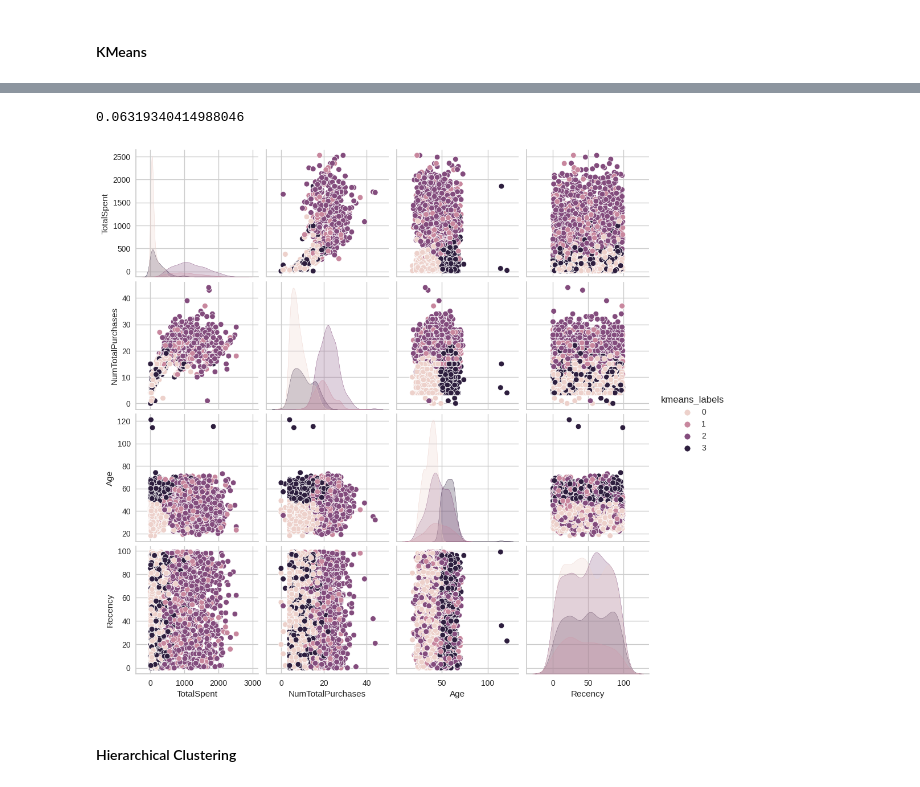
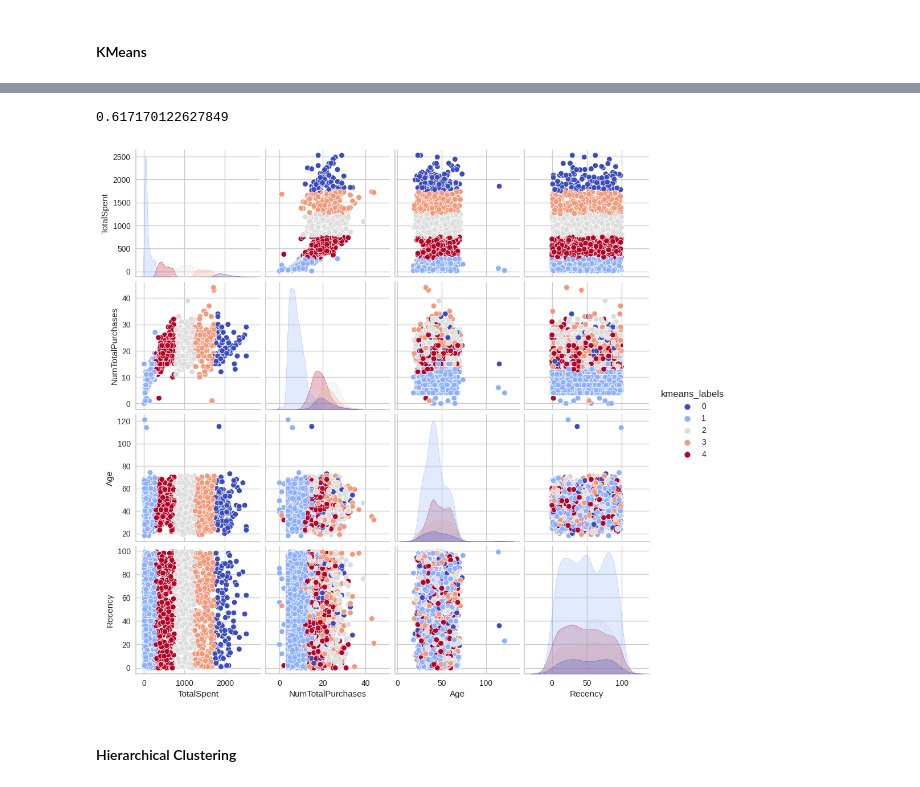
Before and after one commit to PabloJRW/clustering, a Jupyter notebook: customer_personality_clustering.ipynb, the cells around one changed output, grey strips where cells are left out. Saved outputs shown, nothing was run; the diff lists cells and outputs as text; code cells hidden in the pictures.

```diff
--- a/customer_personality_clustering.ipynb
+++ b/customer_personality_clustering.ipynb
@@ -328,5 +328,5 @@ plt.show()
 # %%
-kmeans = KMeans(n_clusters=4, n_init='auto')
+kmeans = KMeans(n_clusters=5, n_init='auto')
 visualizer = SilhouetteVisualizer(kmeans, color='yellowbrick')
 visualizer.fit(df3)
 # %% [output]
@@ -335,16 +335,16 @@ SilhouetteVisualizer(ax=<Axes: >, estimator=KMeans(n_clusters=4, n_init='auto'))
 # %%
-kmeans = KMeans(n_clusters=4, n_init='auto')
+kmeans = KMeans(n_clusters=5, n_init='auto')
 kmeans_labels = kmeans.fit_predict(df3)
 df3['kmeans_labels'] = kmeans_labels
 # %%
 silhouette_score(df3, kmeans_labels)
 # %% [output]
-0.06319340414988046
+0.617170122627849
 # %%
-sns.pairplot(df3, hue='kmeans_labels')
+sns.pairplot(df3, hue='kmeans_labels', palette='coolwarm')
 plt.show()
 # %% [output]
-[figure, old version]
+[figure, new version]
 # %% [markdown]
 #### Hierarchical Clustering
 # %%
```
Also changed, not shown: parts of 16 cells of this notebook.
